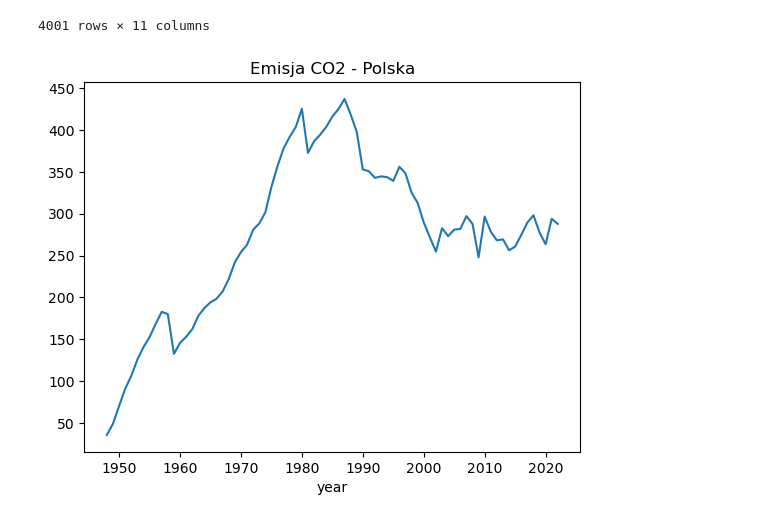
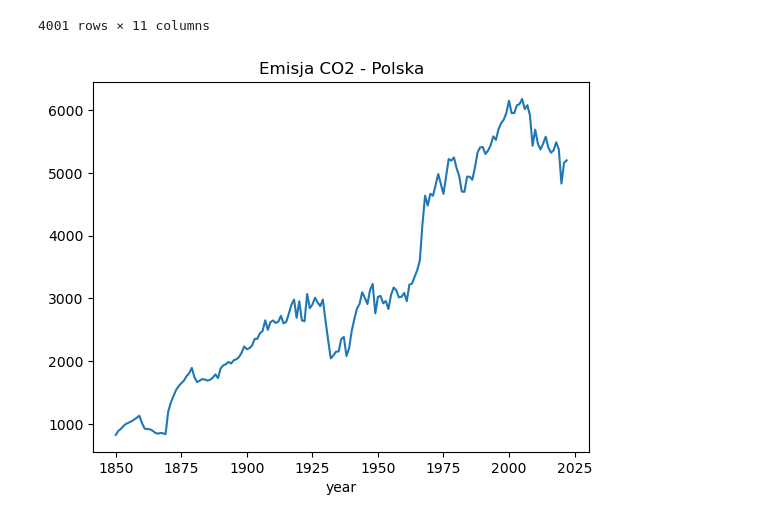
Before and after one commit to Bealtaine16/CO2_Emission, a Jupyter notebook: notebooks/arima_model.ipynb, the cells around one changed output. Saved outputs shown, nothing was run; the diff lists cells and outputs as text; code cells hidden in the pictures.

```diff
--- a/notebooks/arima_model.ipynb
+++ b/notebooks/arima_model.ipynb
@@ -30,7 +35,7 @@ df
 4001 rows × 11 columns
 # %%
 # Visualize the example data (eg. Poland)
-df[df['country'] == 'Poland']['co2_including_luc'].plot(title='Emisja CO2 - Polska')
+df[df['country'] == 'United States']['co2_including_luc'].plot(title='Emisja CO2 - Polska')
 plt.show()
 # %% [output]
-[figure, old version]
+[figure, new version]
```
Also changed, not shown: parts of 33 cells of this notebook.
